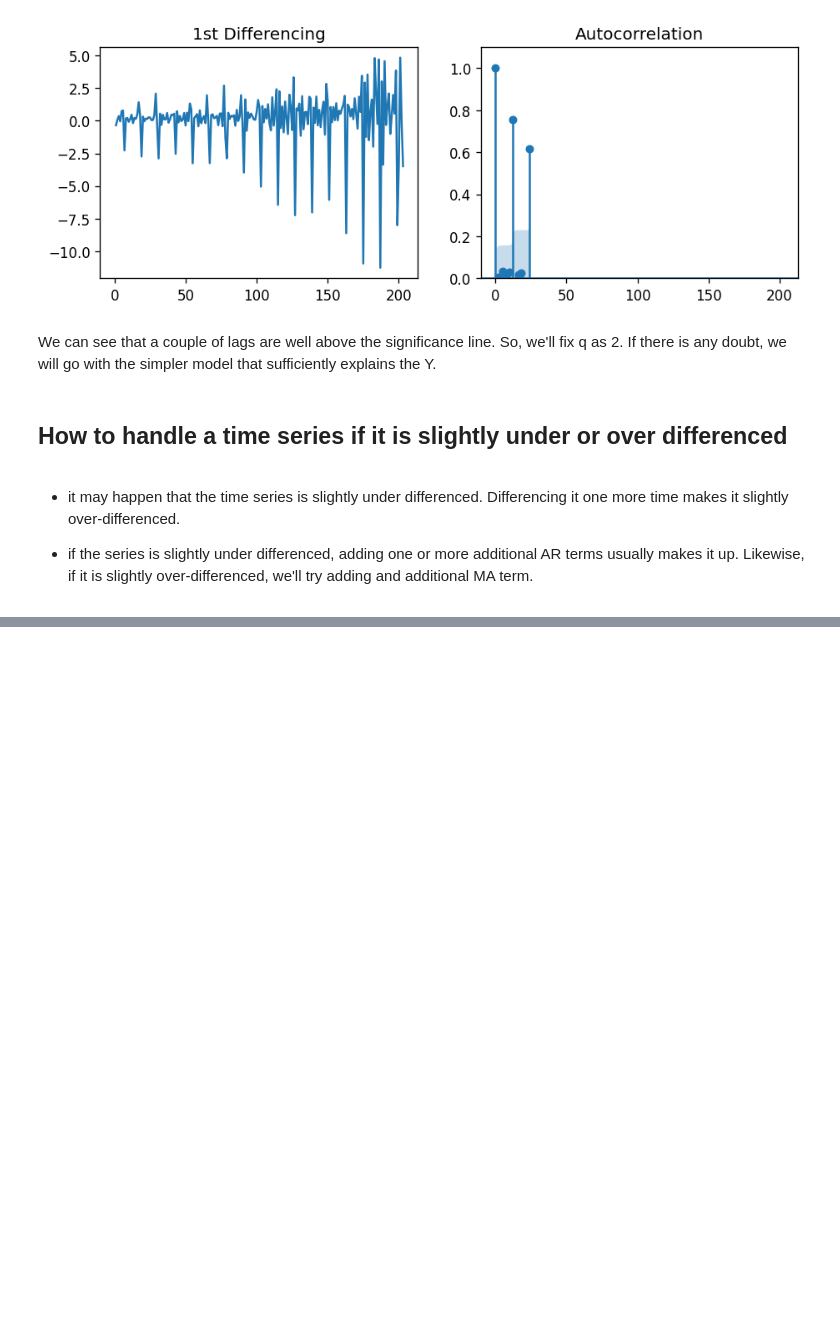
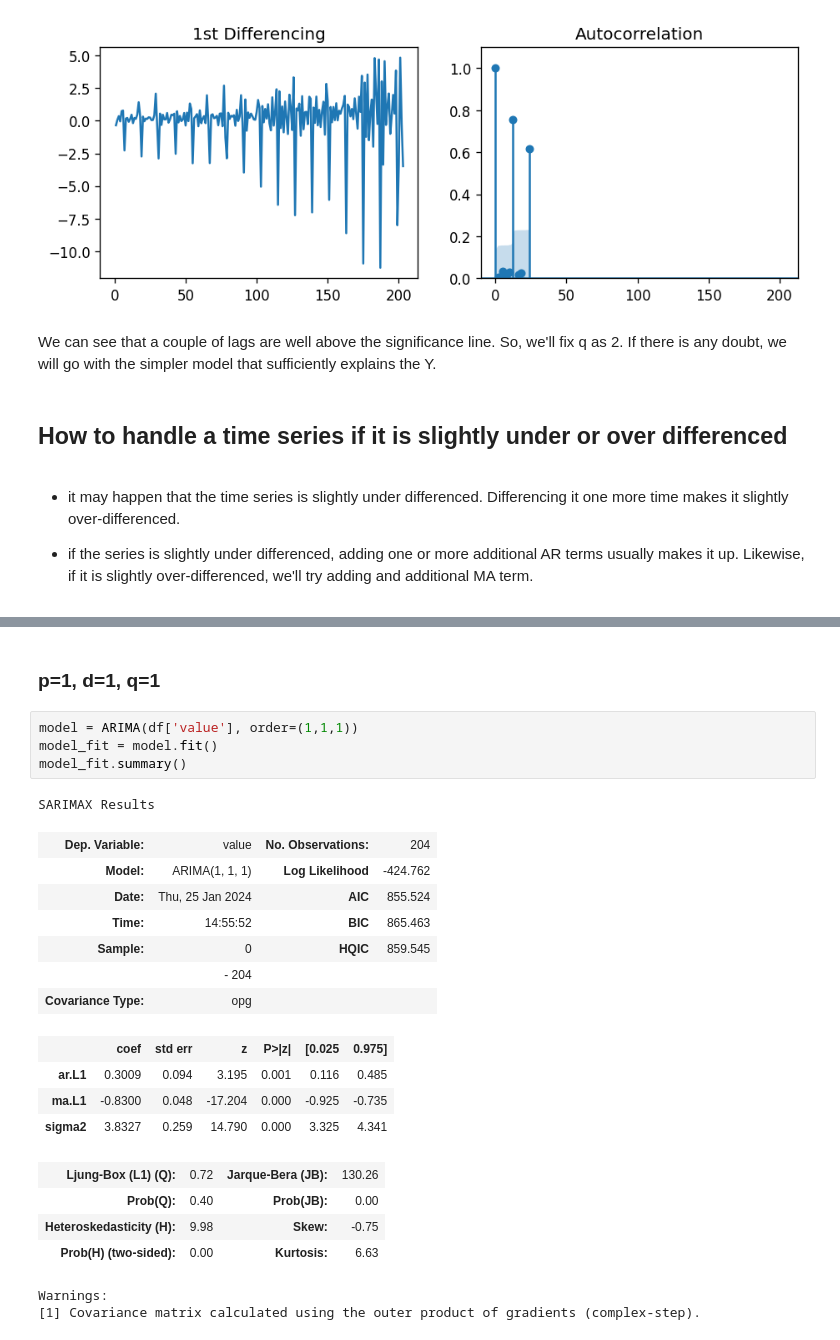
Before and after one commit to emonteiro27/data-arima-time-series, a Jupyter notebook: arima-time-series.ipynb, the cells around one changed output, grey strips where cells are left out. Drawn from its saved outputs; the diff is of its cells as text; blank space fills up the shorter version.

```diff
--- a/arima-time-series.ipynb
+++ b/arima-time-series.ipynb
@@ -301,0 +304,25 @@ Warnings:
+# %% [markdown]
+### p=1, d=1, q=1
+# %%
+model = ARIMA(df['value'], order=(1,1,1))
+model_fit = model.fit()
+model_fit.summary()
+# %% [output]
+SARIMAX Results
+| Dep. Variable: | value | No. Observations: | 204 |
+| Model: | ARIMA(1, 1, 1) | Log Likelihood | -424.762 |
+| Date: | Thu, 25 Jan 2024 | AIC | 855.524 |
+| Time: | 14:55:52 | BIC | 865.463 |
+| Sample: | 0 | HQIC | 859.545 |
+|  | - 204 |  |  |
+| Covariance Type: | opg |  |  |
+|  | coef | std err | z | P>|z| | [0.025 | 0.975] |
+| ar.L1 | 0.3009 | 0.094 | 3.195 | 0.001 | 0.116 | 0.485 |
+| ma.L1 | -0.8300 | 0.048 | -17.204 | 0.000 | -0.925 | -0.735 |
+| sigma2 | 3.8327 | 0.259 | 14.790 | 0.000 | 3.325 | 4.341 |
+| Ljung-Box (L1) (Q): | 0.72 | Jarque-Bera (JB): | 130.26 |
+| Prob(Q): | 0.40 | Prob(JB): | 0.00 |
+| Heteroskedasticity (H): | 9.98 | Skew: | -0.75 |
+| Prob(H) (two-sided): | 0.00 | Kurtosis: | 6.63 |
+Warnings:
+[1] Covariance matrix calculated using the outer product of gradients (complex-step).
```
Also changed, not shown: parts of 10 cells of this notebook.
